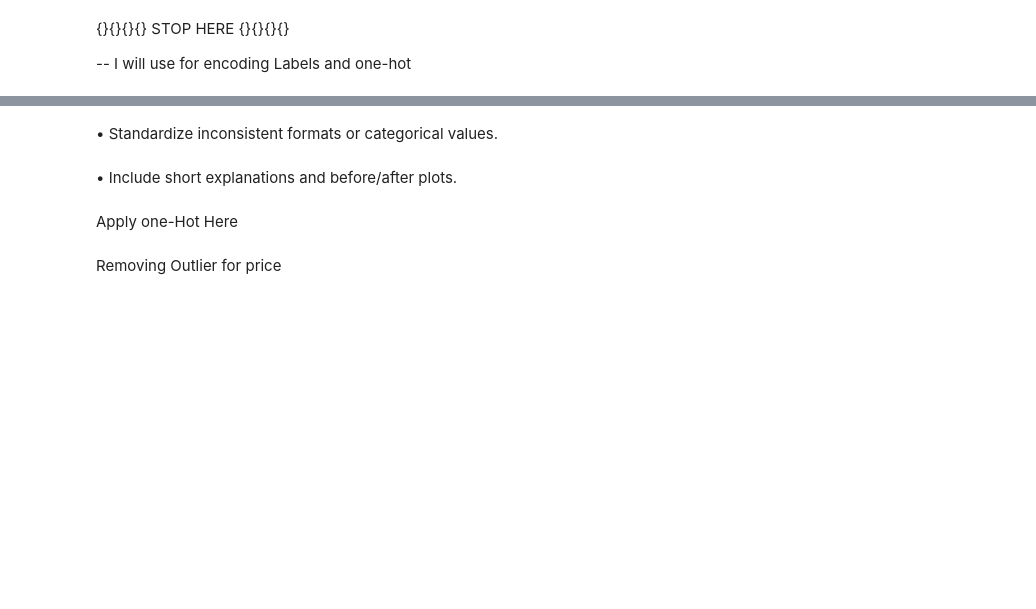
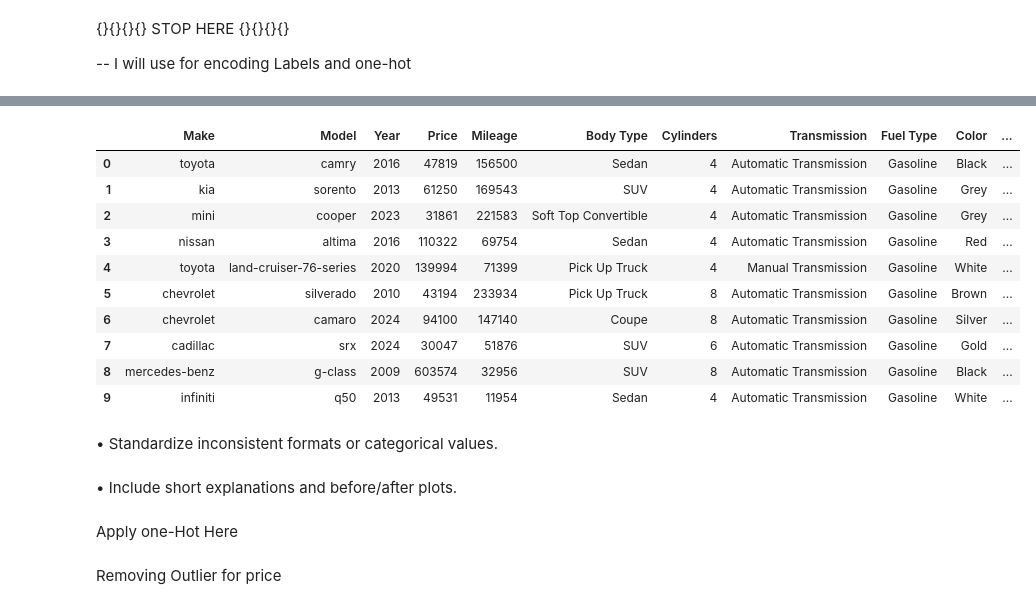
Before and after one commit to alikh909/DataMinning, a Jupyter notebook: P2_UsedCar2.ipynb, the cells around one changed output, grey strips where cells are left out. Cells and saved outputs as stored; diff of their text form; code cells hidden in the pictures; blank space fills up the shorter version.

```diff
--- a/P2_UsedCar2.ipynb
+++ b/P2_UsedCar2.ipynb
@@ -431,12 +500,20 @@ I can not remove or clip ouliers because will effect on data
 --I will use for scalling z-score
 # %%
 ColumnName=['Year','Price','Mileage']
+
+
+
+data = data.drop('Location', axis=1)
+print("Loaction attribute was droped")
+print("----------------")
+print("Skew Check")
+
 
 for i in ColumnName:
     print(f"{i}: {data[i].skew()}")
 
+
 print("\nWe see for price we have right skew because is grater than 1 fix it")
-
 # Before fix skew
 plt.figure(figsize=(12,5))
 plt.subplot(1,2,1)
@@ -457,3 +534,7 @@ plt.ylabel("Count")
 
 plt.tight_layout()
 plt.show()
+
+
+
+data.head(1)
@@ -463,49 +546,42 @@ plt.show()
 -- I will use for encoding Labels and one-hot
 # %%
 from sklearn.preprocessing import LabelEncoder
-i = 1
-model_labels = {}  # dictionary to store model: label
 
-# Loop through each unique Make
+# --- Dictionaries to store labels ---
+model_labels = {}
+make_labels = {}
+
+make_id = 1
+
+# --- Loop through each unique Make ---
 for make in data['Make'].dropna().unique():
-    # Filter all cars for this make
+    make_labels[make] = make_id
+
+    # Get all models for this Make
     models = data[data['Make'].str.lower() == make.lower()]['Model'].dropna().unique()
 
+    model_id = 1
     for model in models:
-        full_name = f"{make} {model}"
-        print(f"{full_name} ---> {i}")
-        model_labels[model] = i  # assign label to that model
-        i += 1
+        key = (make, model)
+        model_labels[key] = model_id
+        model_id += 1
 
-# Map model labels back to DataFrame
-data['Car_Label'] = data['Model'].map(model_labels)
+    make_id += 1
 
-print("\nLabels assigned successfully!")
-print(data[['Make', 'Model', 'Car_Label']].head(4))
+# --- Assign Make and Model labels ---
+data['Make_Label'] = data['Make'].map(make_labels)
+data['Model_Label'] = data.apply(lambda x: model_labels.get((x['Make'], x['Model'])), axis=1)
 
+# --- Encode Body Type ---
 body_type = {}
-i=1
+i = 1
 for body in data['Body Type'].dropna().unique():
     print(f"{body}  -->  {i}")
-    body_type[body]=i
-    i+=1
+    body_type[body] = i
+    i += 1
 
 data['BodyType_Label'] = data['Body Type'].map(body_type)
 
 
-# data['Make_Label'] = data['Make'].map(make_labels)
-# le = LabelEncoder()
-# data['Model_Label'] = le.fit_transform(data['Model'].astype(str))
-
-# print("✅ Model labels assigned successfully!")
-# print(data[['Model', 'Car_Label']].head())
-
-# toyota_cars = data[data['Make'].str.lower() == 'kia']
-# i=1
-# for val in toyota_cars ['Model'].dropna().unique():
-#     print("-", val,i)
-#     i+=1
-
-
-# for val in data['Body Type'].dropna().unique():
-#     print("-", val)
+data.head(10)
+# %% [output]
@@ -512,3 +601,14 @@ data['BodyType_Label'] = data['Body Type'].map(body_type)
+|  | Make | Model | Year | Price | Mileage | Body Type | Cylinders | Transmission | Fuel Type | Color | ... |
+| 0 | toyota | camry | 2016 | 47819 | 156500 | Sedan | 4 | Automatic Transmission | Gasoline | Black | ... |
+| 1 | kia | sorento | 2013 | 61250 | 169543 | SUV | 4 | Automatic Transmission | Gasoline | Grey | ... |
+| 2 | mini | cooper | 2023 | 31861 | 221583 | Soft Top Convertible | 4 | Automatic Transmission | Gasoline | Grey | ... |
+| 3 | nissan | altima | 2016 | 110322 | 69754 | Sedan | 4 | Automatic Transmission | Gasoline | Red | ... |
+| 4 | toyota | land-cruiser-76-series | 2020 | 139994 | 71399 | Pick Up Truck | 4 | Manual Transmission | Gasoline | White | ... |
+| 5 | chevrolet | silverado | 2010 | 43194 | 233934 | Pick Up Truck | 8 | Automatic Transmission | Gasoline | Brown | ... |
+| 6 | chevrolet | camaro | 2024 | 94100 | 147140 | Coupe | 8 | Automatic Transmission | Gasoline | Silver | ... |
+| 7 | cadillac | srx | 2024 | 30047 | 51876 | SUV | 6 | Automatic Transmission | Gasoline | Gold | ... |
+| 8 | mercedes-benz | g-class | 2009 | 603574 | 32956 | SUV | 8 | Automatic Transmission | Gasoline | Black | ... |
+| 9 | infiniti | q50 | 2013 | 49531 | 11954 | Sedan | 4 | Automatic Transmission | Gasoline | White | ... |
 # %% [markdown]
 •	Standardize inconsistent formats or categorical values.
 # %% [markdown]
```
Also changed, not shown: parts of 9 cells of this notebook.
